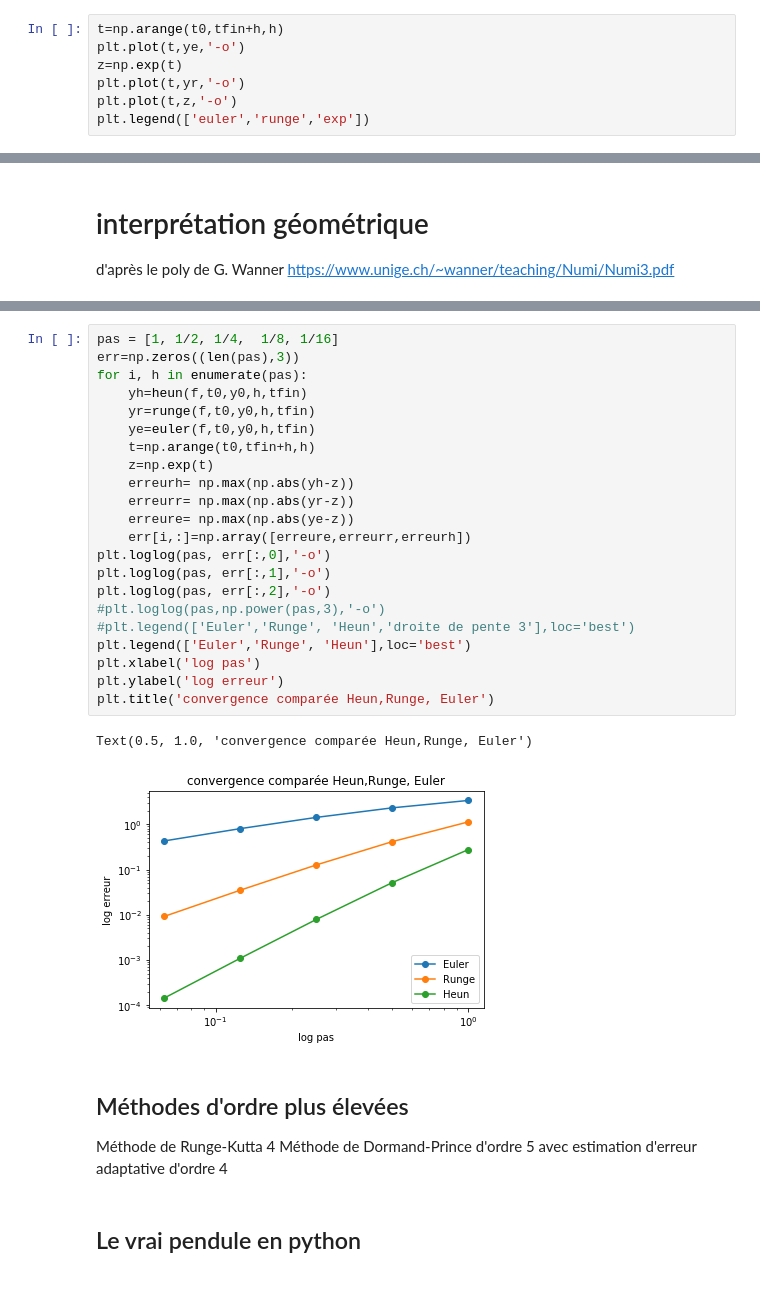
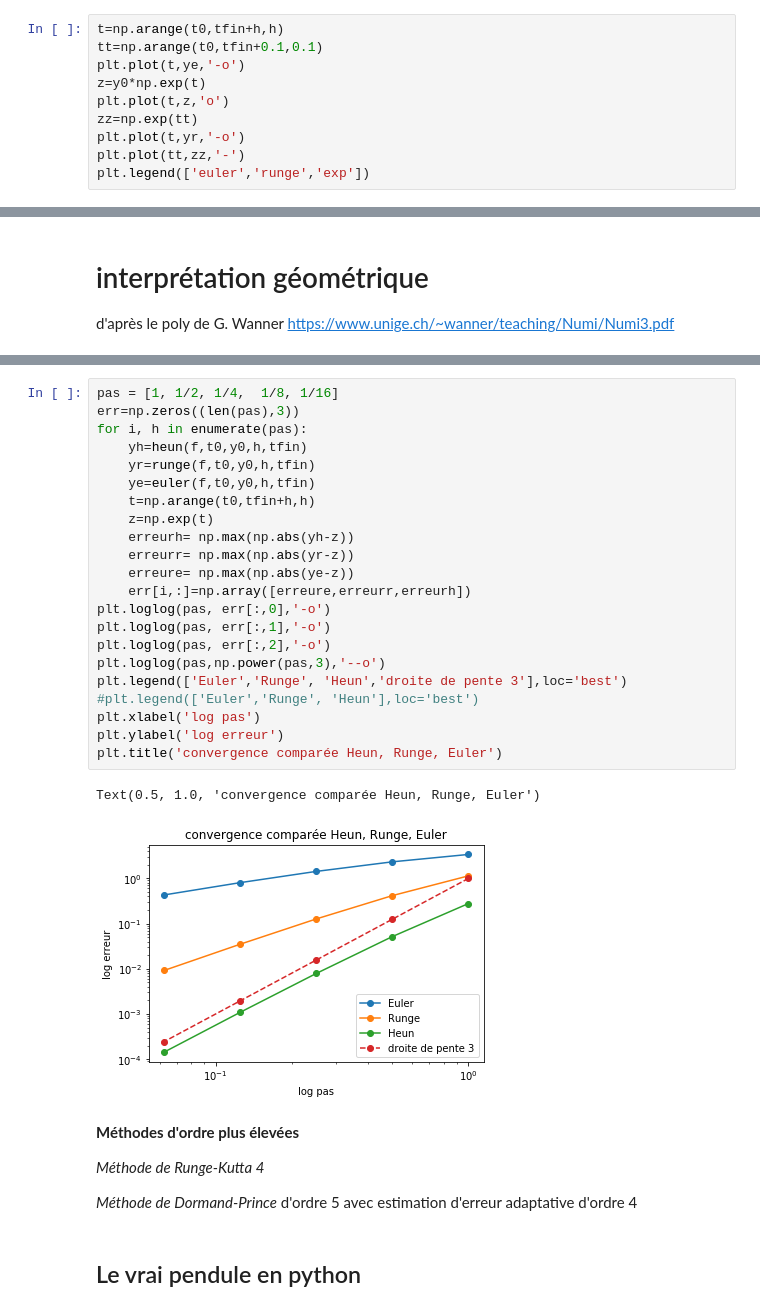
Before and after one commit to azerad/labomathedo, a Jupyter notebook: labomathedo.ipynb, the cells around one changed output, grey strips where cells are left out. Cells and saved outputs as stored; diff of their text form.

```diff
--- a/labomathedo.ipynb
+++ b/labomathedo.ipynb
@@ -291,10 +307,13 @@ yr
 array([1.        , 1.625     , 2.640625  , 4.29101562, 6.97290039])
 # %%
 t=np.arange(t0,tfin+h,h)
+tt=np.arange(t0,tfin+0.1,0.1)
 plt.plot(t,ye,'-o')
-z=np.exp(t)
+z=y0*np.exp(t)
+plt.plot(t,z,'o')
+zz=np.exp(tt)
 plt.plot(t,yr,'-o')
-plt.plot(t,z,'-o')
+plt.plot(tt,zz,'-')
 plt.legend(['euler','runge','exp'])
 # %% [output]
 <matplotlib.legend.Legend at 0x...>
@@ -355,32 +374,34 @@ d'après  le poly de G. Wanner https://www.unige.ch/~wanner/teaching/Numi/Numi3.
 # %%
 pas = [1, 1/2, 1/4,  1/8, 1/16]
 err=np.zeros((len(pas),3))
 for i, h in enumerate(pas):
     yh=heun(f,t0,y0,h,tfin)
     yr=runge(f,t0,y0,h,tfin)
     ye=euler(f,t0,y0,h,tfin)
     t=np.arange(t0,tfin+h,h)
     z=np.exp(t)
     erreurh= np.max(np.abs(yh-z))
     erreurr= np.max(np.abs(yr-z))
     erreure= np.max(np.abs(ye-z))
     err[i,:]=np.array([erreure,erreurr,erreurh])
 plt.loglog(pas, err[:,0],'-o')
 plt.loglog(pas, err[:,1],'-o')
 plt.loglog(pas, err[:,2],'-o')
-#plt.loglog(pas,np.power(pas,3),'-o')
-#plt.legend(['Euler','Runge', 'Heun','droite de pente 3'],loc='best')
-plt.legend(['Euler','Runge', 'Heun'],loc='best')
+plt.loglog(pas,np.power(pas,3),'--o')
+plt.legend(['Euler','Runge', 'Heun','droite de pente 3'],loc='best')
+#plt.legend(['Euler','Runge', 'Heun'],loc='best')
 plt.xlabel('log pas')
 plt.ylabel('log erreur')
-plt.title('convergence comparée Heun,Runge, Euler')
+plt.title('convergence comparée Heun, Runge, Euler')
 # %% [output]
-Text(0.5, 1.0, 'convergence comparée Heun,Runge, Euler')
+Text(0.5, 1.0, 'convergence comparée Heun, Runge, Euler')
-[figure, old version]
+[figure, new version]
 # %% [markdown]
-## Méthodes d'ordre plus élevées
-Méthode de Runge-Kutta 4
-Méthode de Dormand-Prince d'ordre 5 avec estimation d'erreur adaptative d'ordre 4
+**Méthodes d'ordre plus élevées**
+
+_Méthode de Runge-Kutta 4_
+
+_Méthode de Dormand-Prince_ d'ordre 5 avec estimation d'erreur adaptative d'ordre 4
 # %% [markdown]
 ## Le  vrai pendule en python
 # %% [markdown]
```
Also changed, not shown: parts of 22 cells of this notebook.
